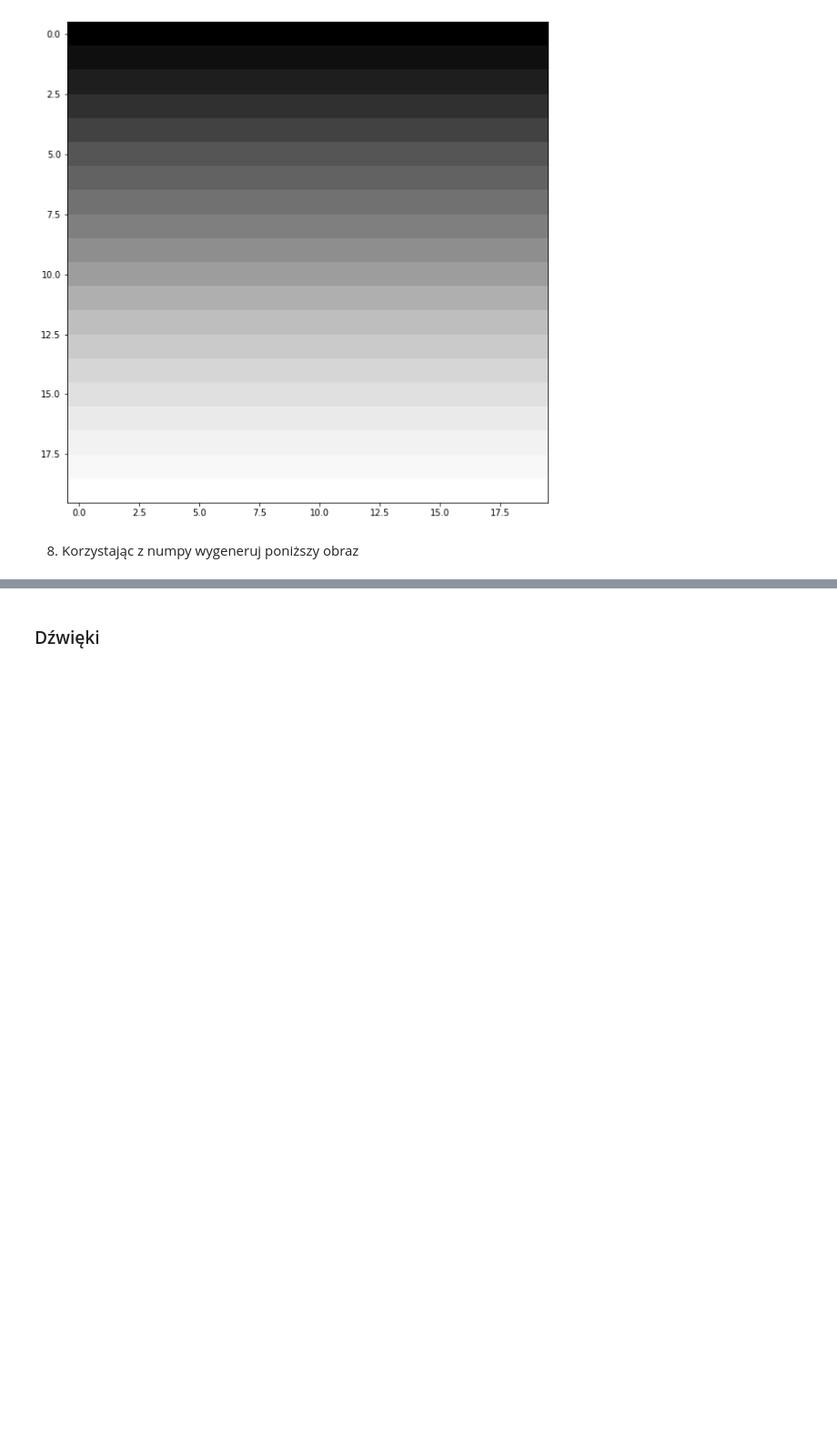
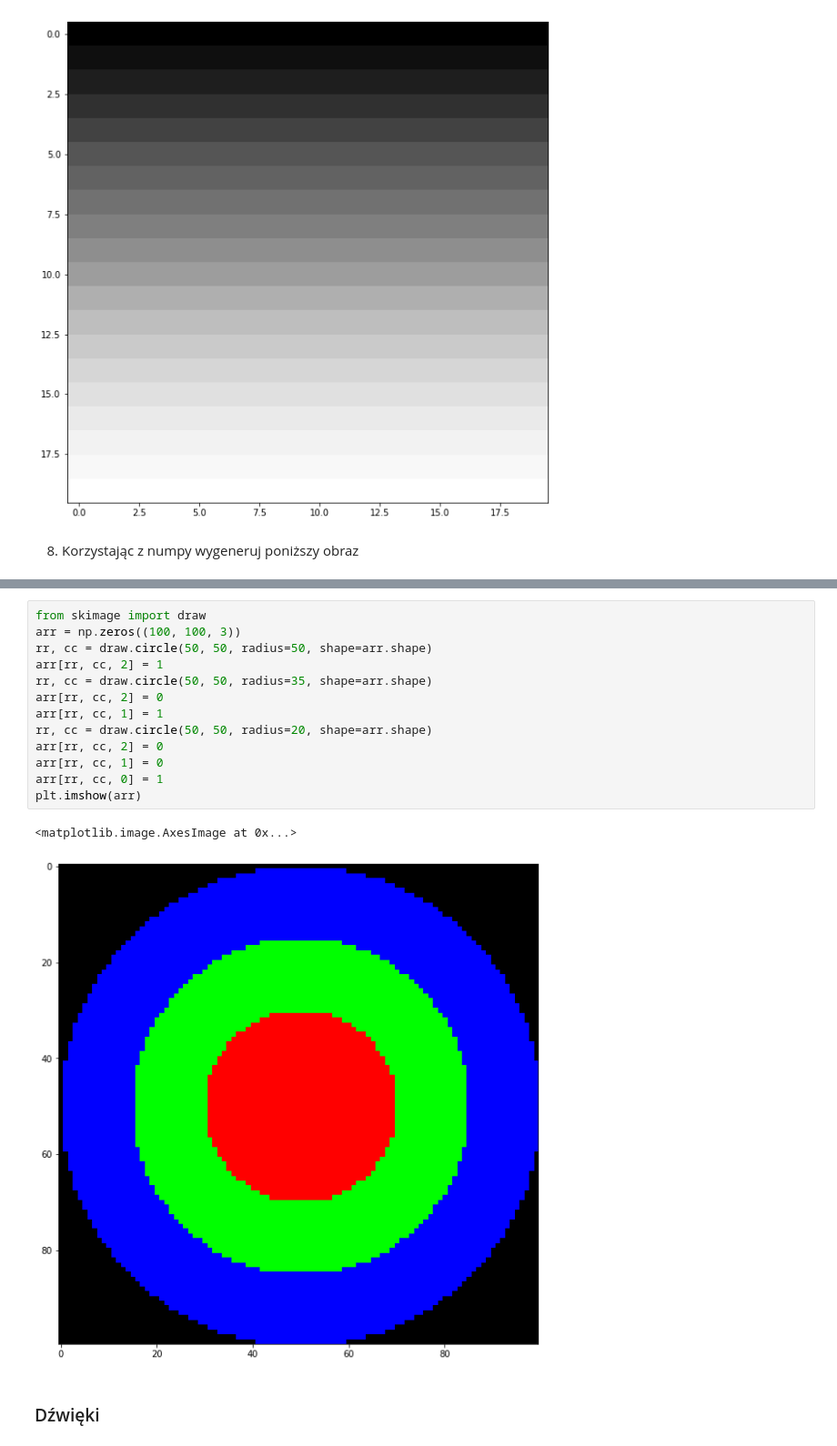
Before and after one commit to Endrju00/PUT-KCK, a Jupyter notebook: lab2/Python-narzedzia.ipynb, the cells around one changed output, grey strips where cells are left out. Shown at 91% size. Saved outputs shown, nothing was run; the diff lists cells and outputs as text; blank space fills up the shorter version.

```diff
--- a/lab2/Python-narzedzia.ipynb
+++ b/lab2/Python-narzedzia.ipynb
@@ -424,6 +424,22 @@ plt.imshow(data, cmap='Greys_r')
 8. Korzystając z numpy wygeneruj poniższy obraz
 # %% [markdown]
 ![title](goal.png)
+# %%
+from skimage import draw
+arr = np.zeros((100, 100, 3))
+rr, cc = draw.circle(50, 50, radius=50, shape=arr.shape)
+arr[rr, cc, 2] = 1
+rr, cc = draw.circle(50, 50, radius=35, shape=arr.shape)
+arr[rr, cc, 2] = 0
+arr[rr, cc, 1] = 1
+rr, cc = draw.circle(50, 50, radius=20, shape=arr.shape)
+arr[rr, cc, 2] = 0
+arr[rr, cc, 1] = 0
+arr[rr, cc, 0] = 1
+plt.imshow(arr)
+# %% [output]
+<matplotlib.image.AxesImage at 0x...>
+[figure, added]
 # %% [markdown]
 ### Dźwięki
 # %% [markdown]
```
